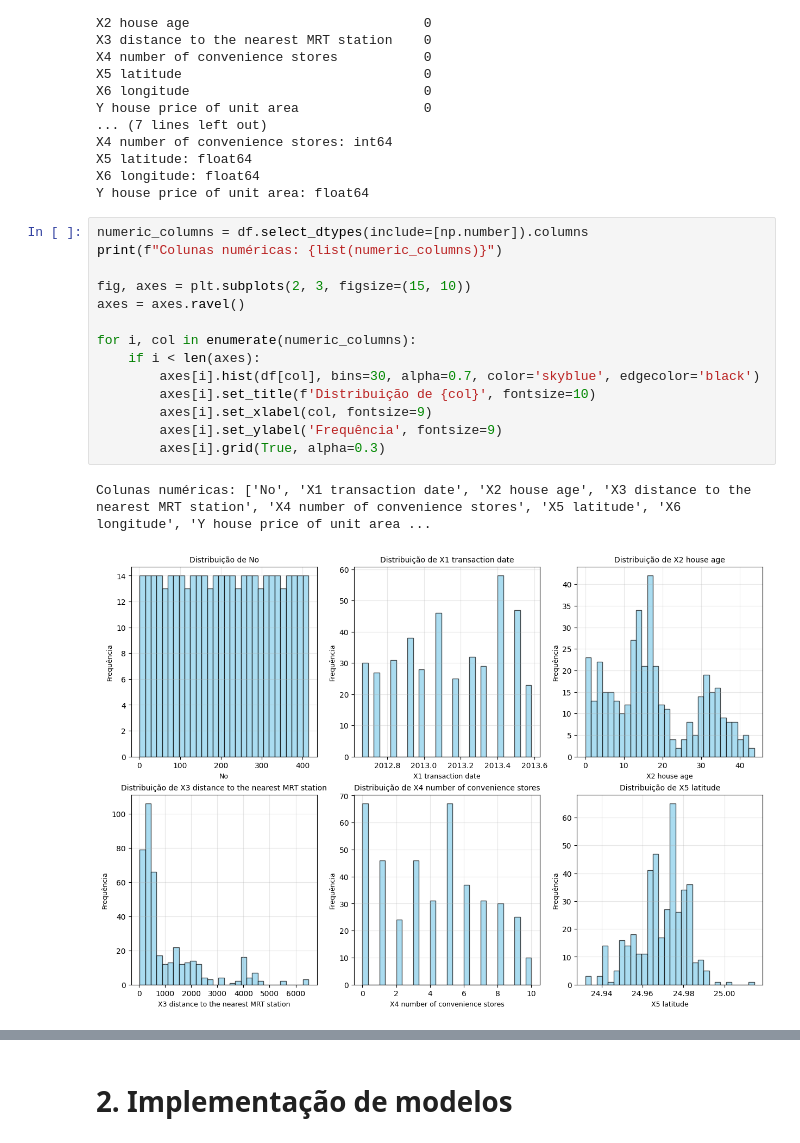
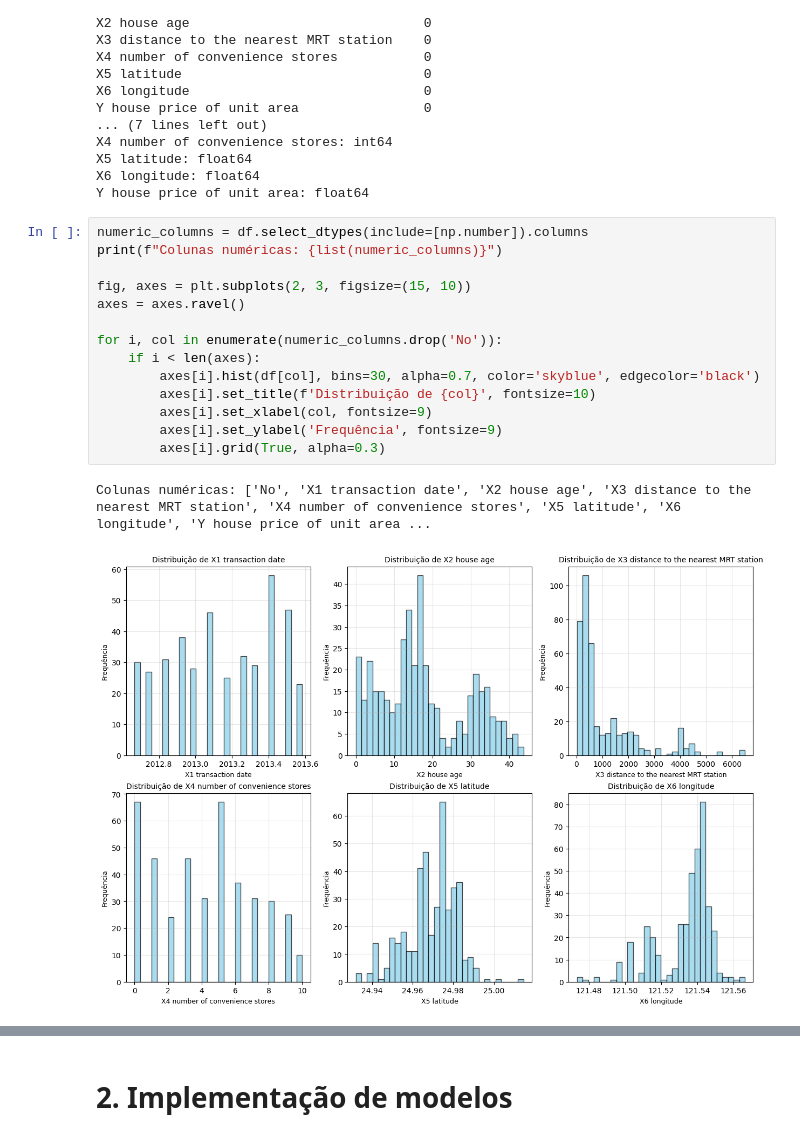
Before and after one commit to GuilherLRO/inteligencia_computacional_aplicada, a Jupyter notebook: assigment_1_solution.ipynb, the cells around one changed output, grey strips where cells are left out. Drawn from its saved outputs; the diff is of its cells as text.

```diff
--- a/assigment_1_solution.ipynb
+++ b/assigment_1_solution.ipynb
@@ -71,20 +71,20 @@ Y house price of unit area: float64
 # %%
 numeric_columns = df.select_dtypes(include=[np.number]).columns
 print(f"Colunas numéricas: {list(numeric_columns)}")
 
 fig, axes = plt.subplots(2, 3, figsize=(15, 10))
 axes = axes.ravel()
 
-for i, col in enumerate(numeric_columns):
+for i, col in enumerate(numeric_columns.drop('No')):
     if i < len(axes):
         axes[i].hist(df[col], bins=30, alpha=0.7, color='skyblue', edgecolor='black')
         axes[i].set_title(f'Distribuição de {col}', fontsize=10)
         axes[i].set_xlabel(col, fontsize=9)
         axes[i].set_ylabel('Frequência', fontsize=9)
         axes[i].grid(True, alpha=0.3)
 # %% [output]
 Colunas numéricas: ['No', 'X1 transaction date', 'X2 house age', 'X3 distance to the nearest MRT station', 'X4 number of convenience stores', 'X5 latitude', 'X6 longitude', 'Y house price of unit area ...
-[figure, old version]
+[figure, new version]
 # %%
 correlation_matrix = df[numeric_columns].corr()
 
```
Also changed, not shown: parts of 7 cells of this notebook, 1 other file.
